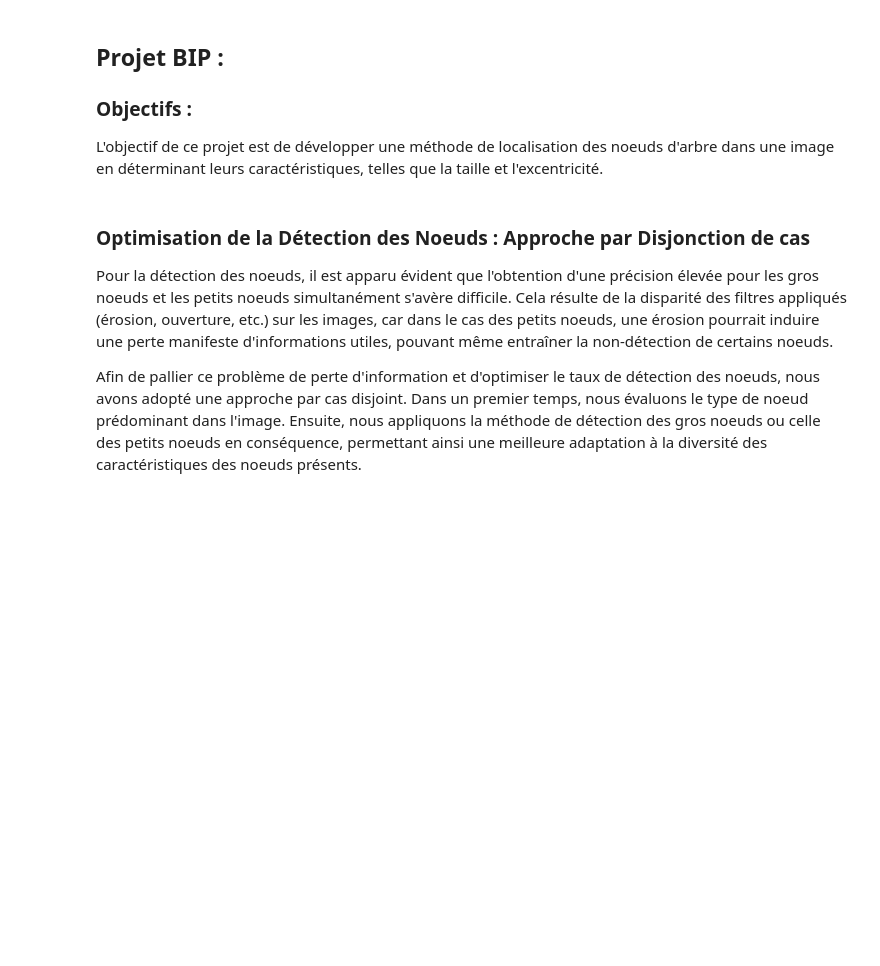
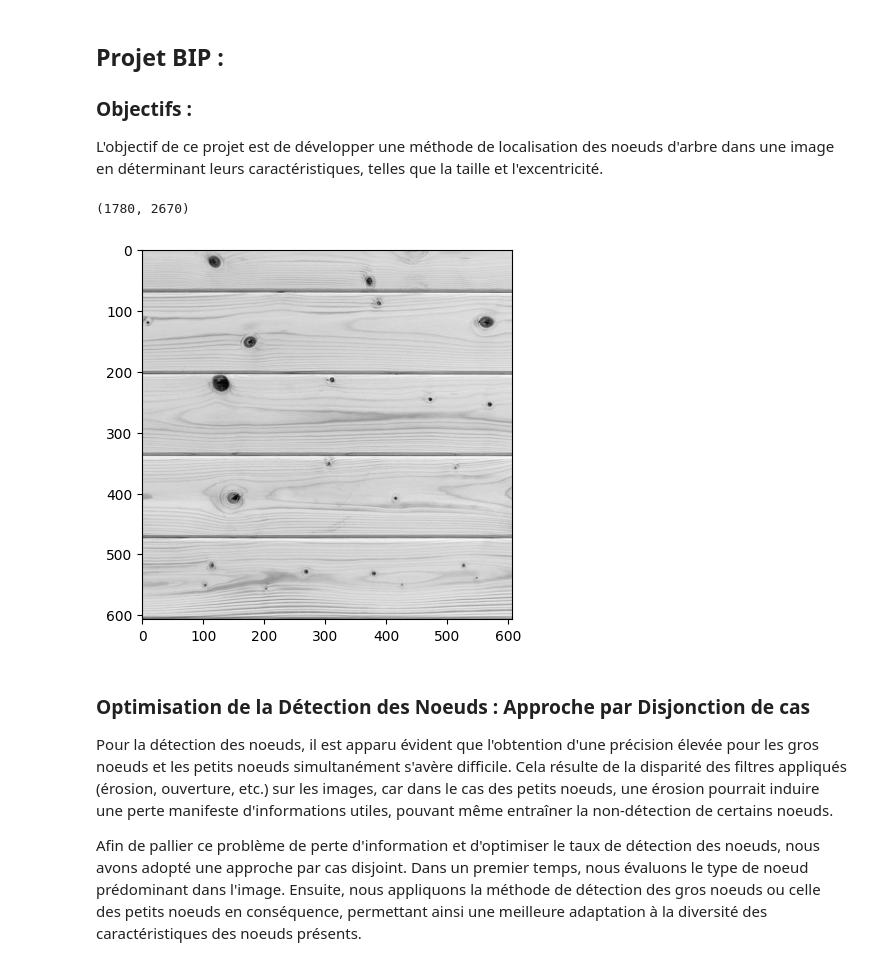
Before and after one commit to voldemort13/Projet_BIP, a Jupyter notebook: Projet_bip_amine.ipynb, the cells around one changed output. Saved outputs shown, nothing was run; the diff lists cells and outputs as text; code cells hidden in the pictures; blank space fills up the shorter version.

```diff
--- a/Projet_bip_amine.ipynb
+++ b/Projet_bip_amine.ipynb
@@ -43,7 +41,12 @@ def read_images_from_folder(folder_path):
 # %%
 folder_path = './Image_data'
 image_dataset = read_images_from_folder(folder_path)
-#plt.imshow(image_dataset[0],'gray')
+plt.imshow(image_dataset[2],'gray')
+
+print(image_dataset[1].shape)
+# %% [output]
+(1780, 2670)
+[figure, added]
 # %% [markdown]
 ### Optimisation de la Détection des Noeuds : Approche par Disjonction de cas
 Pour la détection des noeuds, il est apparu évident que l'obtention d'une précision élevée pour les gros noeuds et les petits noeuds simultanément s'avère difficile. Cela résulte de la disparité des filtres appliqués (érosion, ouverture, etc.) sur les images, car dans le cas des petits noeuds, une érosion pourrait induire une perte manifeste d'informations utiles, pouvant même entraîner la non-détection de certains noeuds.
```
Also changed, not shown: parts of 4 cells of this notebook.
